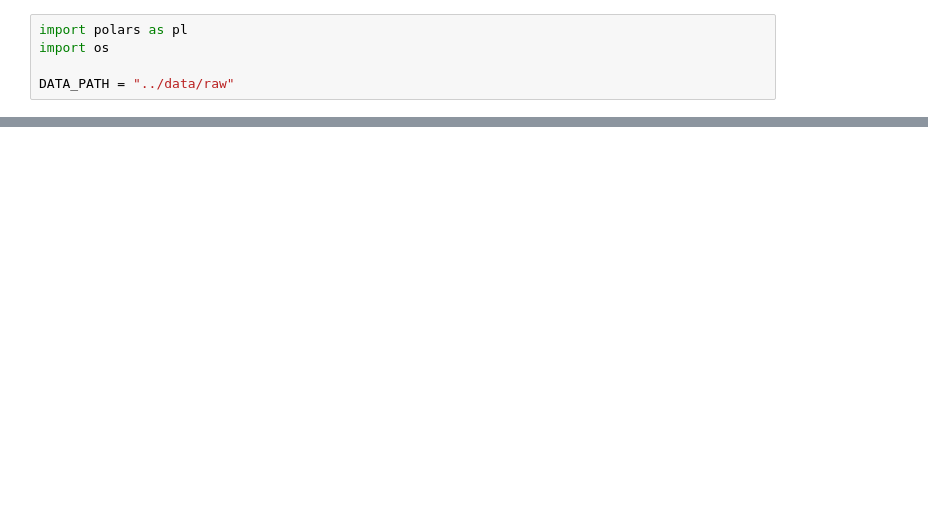
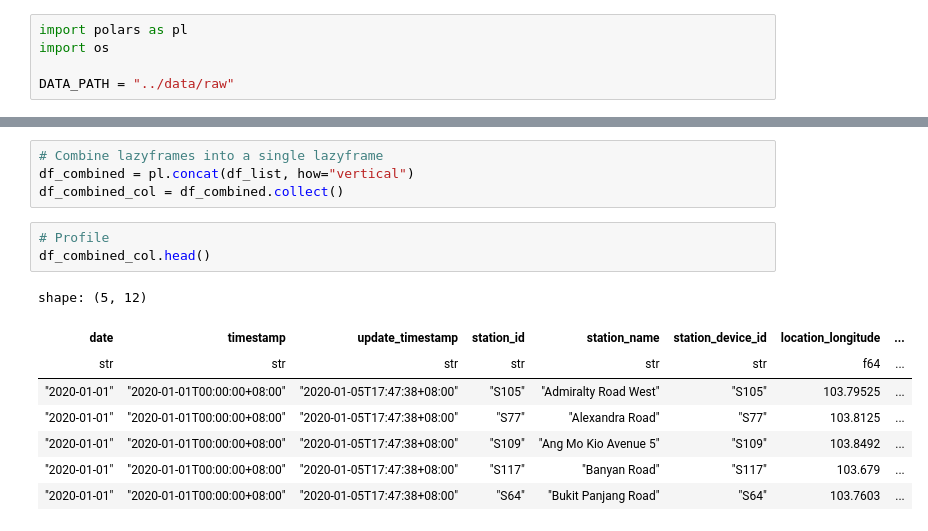
Before and after one commit to ziyu-toh/hdb-resale-prediction, a Jupyter notebook: notebooks/Data Exploration.ipynb, the cells around one changed output, grey strips where cells are left out. Drawn from its saved outputs; the diff is of its cells as text; blank space fills up the shorter version.

```diff
--- a/notebooks/Data Exploration.ipynb
+++ b/notebooks/Data Exploration.ipynb
@@ -17,0 +17,16 @@ for file in file_names:
+# %%
+# Combine lazyframes into a single lazyframe
+df_combined = pl.concat(df_list, how="vertical")
+df_combined_col = df_combined.collect()
+# %%
+# Profile
+df_combined_col.head()
+# %% [output]
+shape: (5, 12)
+| date | timestamp | update_timestamp | station_id | station_name | station_device_id | location_longitude | ... |
+| str | str | str | str | str | str | f64 | ... |
+| "2020-01-01" | "2020-01-01T00:00:00+08:00" | "2020-01-05T17:47:38+08:00" | "S105" | "Admiralty Road West" | "S105" | 103.79525 | ... |
+| "2020-01-01" | "2020-01-01T00:00:00+08:00" | "2020-01-05T17:47:38+08:00" | "S77" | "Alexandra Road" | "S77" | 103.8125 | ... |
+| "2020-01-01" | "2020-01-01T00:00:00+08:00" | "2020-01-05T17:47:38+08:00" | "S109" | "Ang Mo Kio Avenue 5" | "S109" | 103.8492 | ... |
+| "2020-01-01" | "2020-01-01T00:00:00+08:00" | "2020-01-05T17:47:38+08:00" | "S117" | "Banyan Road" | "S117" | 103.679 | ... |
+| "2020-01-01" | "2020-01-01T00:00:00+08:00" | "2020-01-05T17:47:38+08:00" | "S64" | "Bukit Panjang Road" | "S64" | 103.7603 | ... |
```
Also changed, not shown: parts of 22 cells of this notebook, 1 other file.
